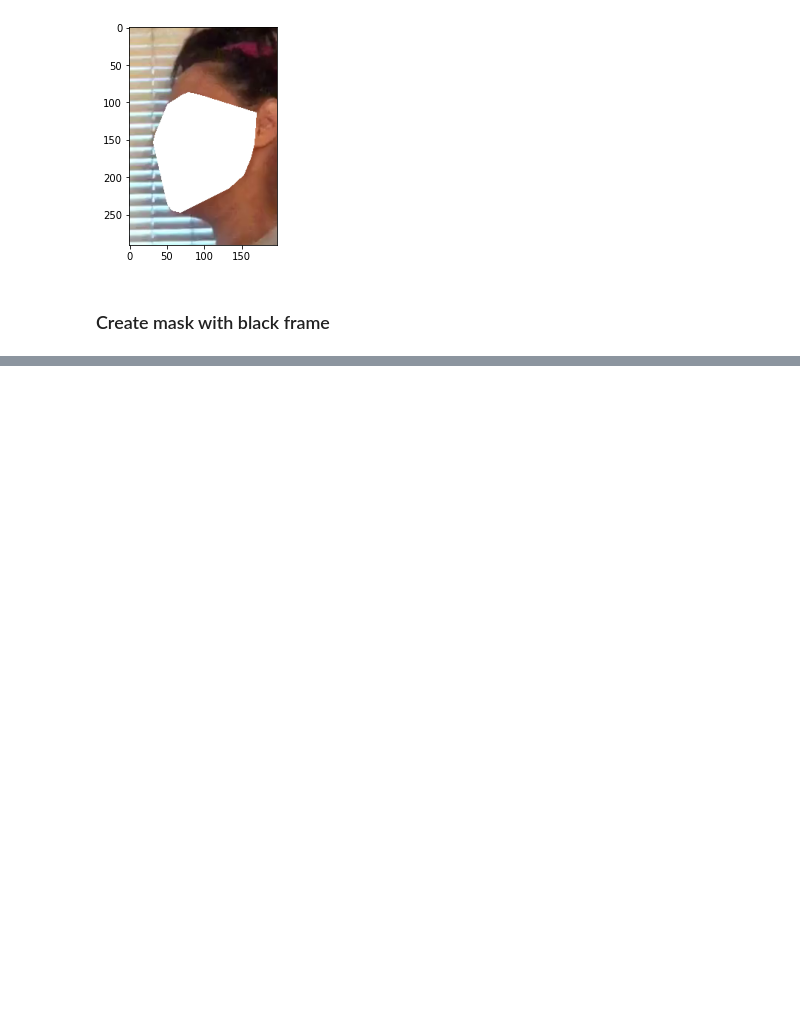
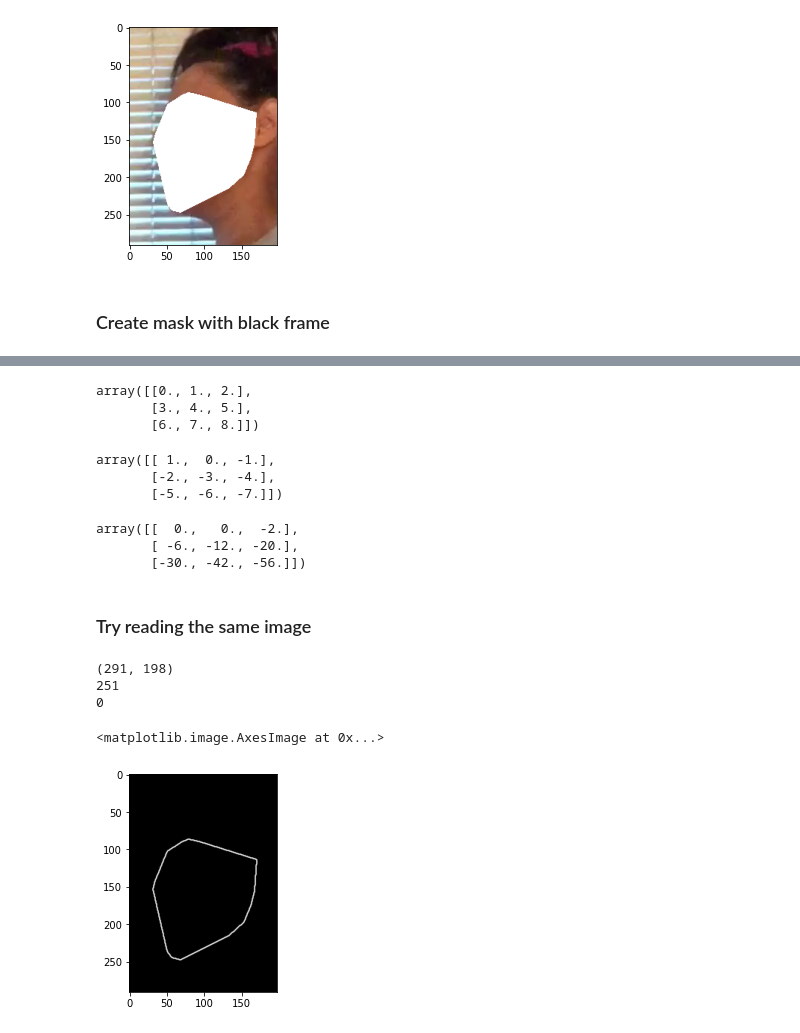
Before and after one commit to AugustasMacys/BachelorThesis, a Jupyter notebook: Face_X_Ray_Implementation_Example.ipynb, the cells around one changed output, grey strips where cells are left out. Drawn from its saved outputs; the diff is of its cells as text; code cells hidden in the pictures; blank space fills up the shorter version.

```diff
--- a/Face_X_Ray_Implementation_Example.ipynb
+++ b/Face_X_Ray_Implementation_Example.ipynb
@@ -83,0 +95,32 @@ mask_creator()
+# %%
+x1
+# %% [output]
+array([[0., 1., 2.],
+       [3., 4., 5.],
+       [6., 7., 8.]])
+# %%
+1.0 - x1
+# %% [output]
+array([[ 1.,  0., -1.],
+       [-2., -3., -4.],
+       [-5., -6., -7.]])
+# %%
+np.multiply(x1, (1.0 - x1))
+# %% [output]
+array([[  0.,   0.,  -2.],
+       [ -6., -12., -20.],
+       [-30., -42., -56.]])
+# %% [markdown]
+### Try reading the same image
+# %%
+mask_gray = cv2.imread(r"D:/deepfakes/x_ray_example_on_one_picture/convex_hull_black_frame_correct.png", cv2.IMREAD_GRAYSCALE)
+print(mask_gray.shape)
+print(np.amax(mask_gray))
+print(np.amin(mask_gray))
+plt.imshow(mask_gray, cmap="gray")
+# %% [output]
+(291, 198)
+251
+0
+<matplotlib.image.AxesImage at 0x...>
+[figure, added]
```
Also changed, not shown: parts of 4 cells of this notebook, 6 other files.
